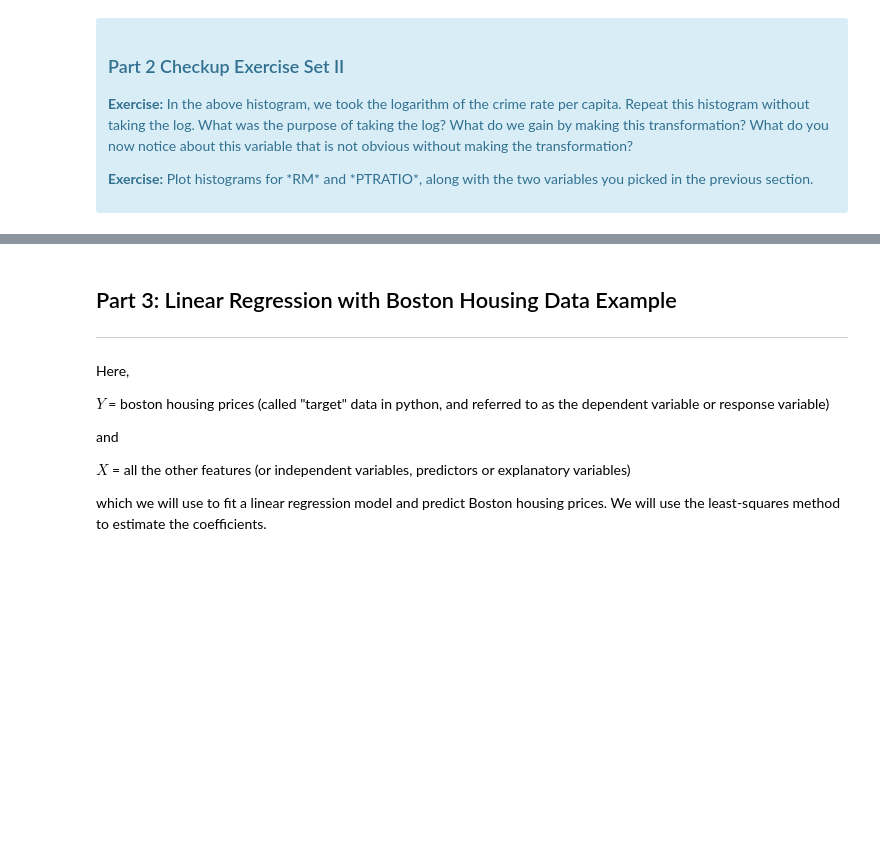
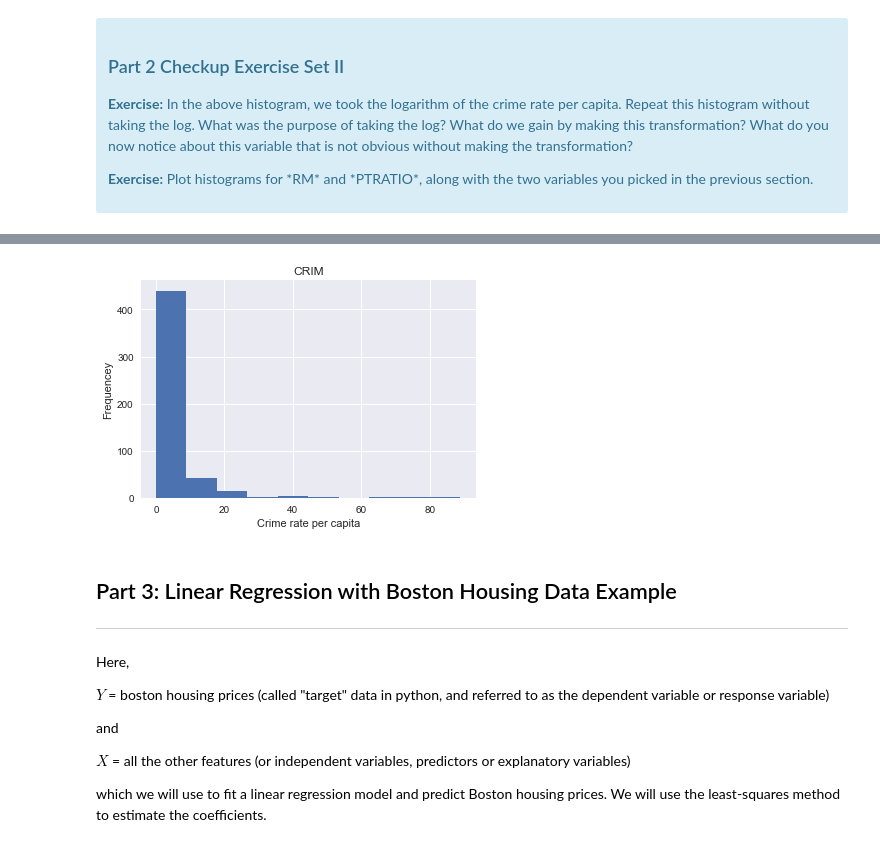
Before and after one commit to karlphillip/DataScience, a Jupyter notebook: Smaller Projects/linear_regression_boston_housing_ml/Mini_Project_Linear_Regression.ipynb, the cells around one changed output, grey strips where cells are left out. Cells and saved outputs as stored; diff of their text form; code cells hidden in the pictures; blank space fills up the shorter version.

```diff
--- a/Smaller Projects/linear_regression_boston_housing_ml/Mini_Project_Linear_Regression.ipynb
+++ b/Smaller Projects/linear_regression_boston_housing_ml/Mini_Project_Linear_Regression.ipynb
@@ -359,3 +366,12 @@ plt.show()
+# %%
+# karl
+plt.hist(bos.CRIM)
+plt.title("CRIM")
+plt.xlabel("Crime rate per capita")
+plt.ylabel("Frequencey")
+plt.show()
+# %% [output]
+[figure, added]
 # %% [markdown]
 ## Part 3: Linear Regression with Boston Housing Data Example
 ***
```
Also changed, not shown: parts of 28 cells of this notebook.
